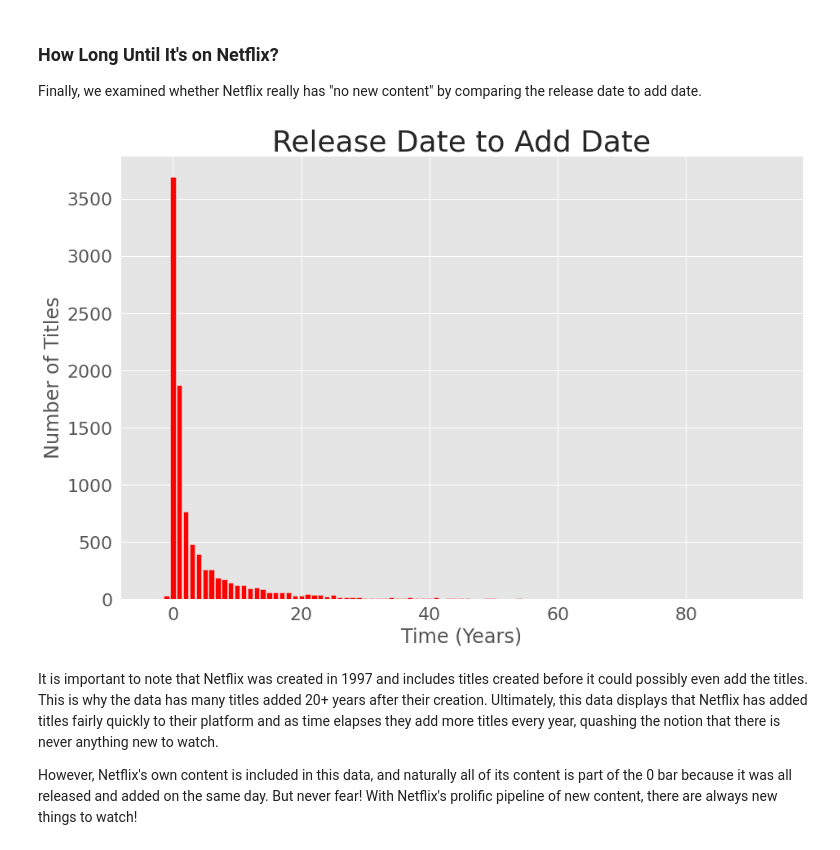
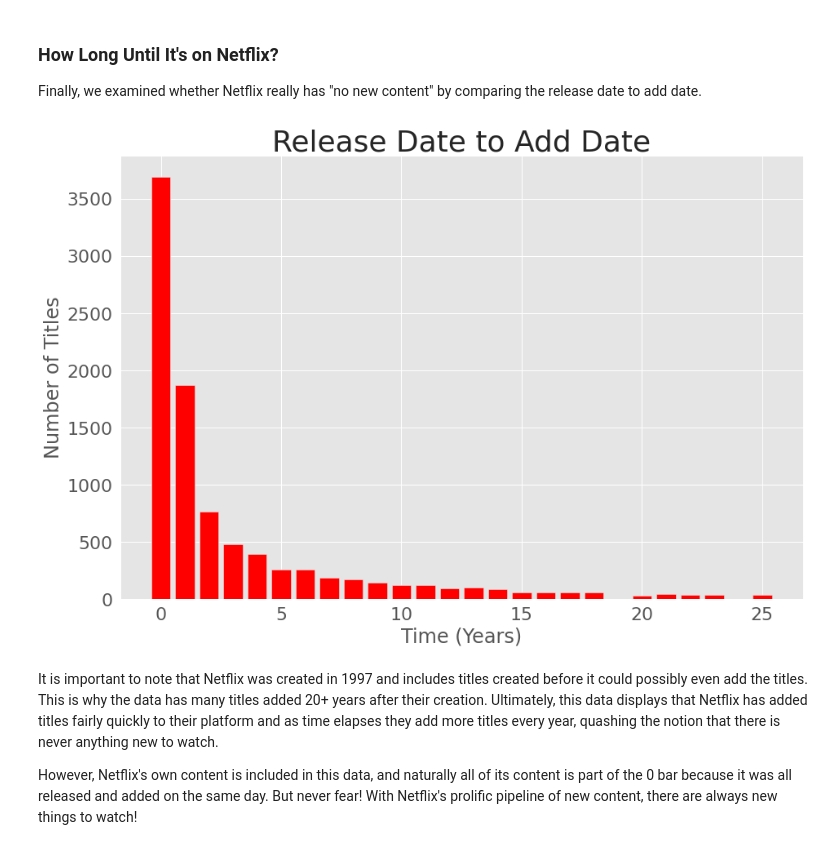
Before and after one commit to olincollege/Midterm_Carrie4, a Jupyter notebook: NetflixTrends.ipynb, the cells around one changed output. Cells and saved outputs as stored; diff of their text form; code cells hidden in the pictures.

```diff
--- a/NetflixTrends.ipynb
+++ b/NetflixTrends.ipynb
@@ -83,9 +88,12 @@ Furthermore, we were not able to use titles that did not have both a critic and
 
 Finally, we examined whether Netflix really has "no new content" by comparing the release date to add date.
 # %%
-plots.bar_graph(x_data=differences, y_data=difference_counts, titles=["Time (Years)", "Number of Titles", "Release Date to Add Date"], color="red")
+plots.bar_graph(x_data=differences[50:], y_data=difference_counts[50:], titles=["Time (Years)", "Number of Titles", "Release Date to Add Date"], color="red")
+
+# The first 50 values have been truncated because there were so few movies from those years that they made the graph hard to read.
+# There were values from up to 75 years ago.
 # %% [output]
-[figure, old version]
+[figure, new version]
 # %% [markdown]
 It is important to note that Netflix was created in 1997 and includes titles created before it could possibly even add the titles. This is why the data has many titles added 20+ years after their creation. Ultimately, this data displays that Netflix has added titles fairly quickly to their platform and as time elapses they add more titles every year, quashing the notion that there is never anything new to watch.
 
```
Also changed, not shown: parts of 4 cells of this notebook, 3 other files.
